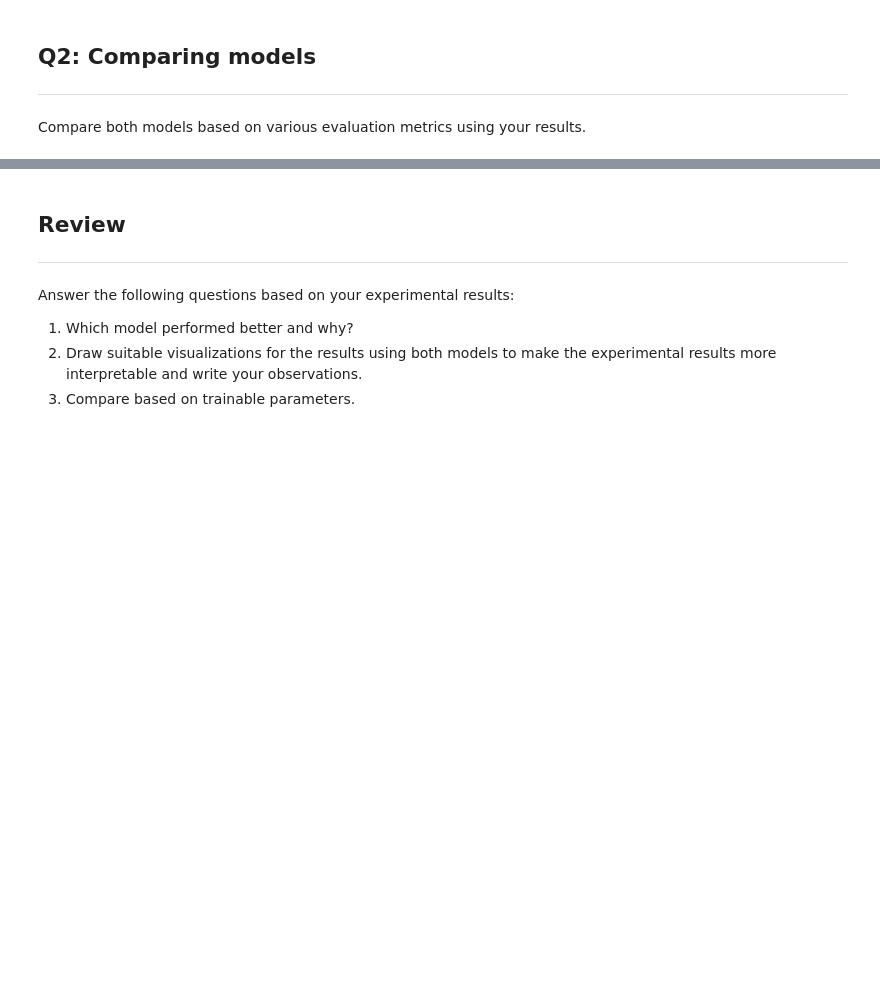
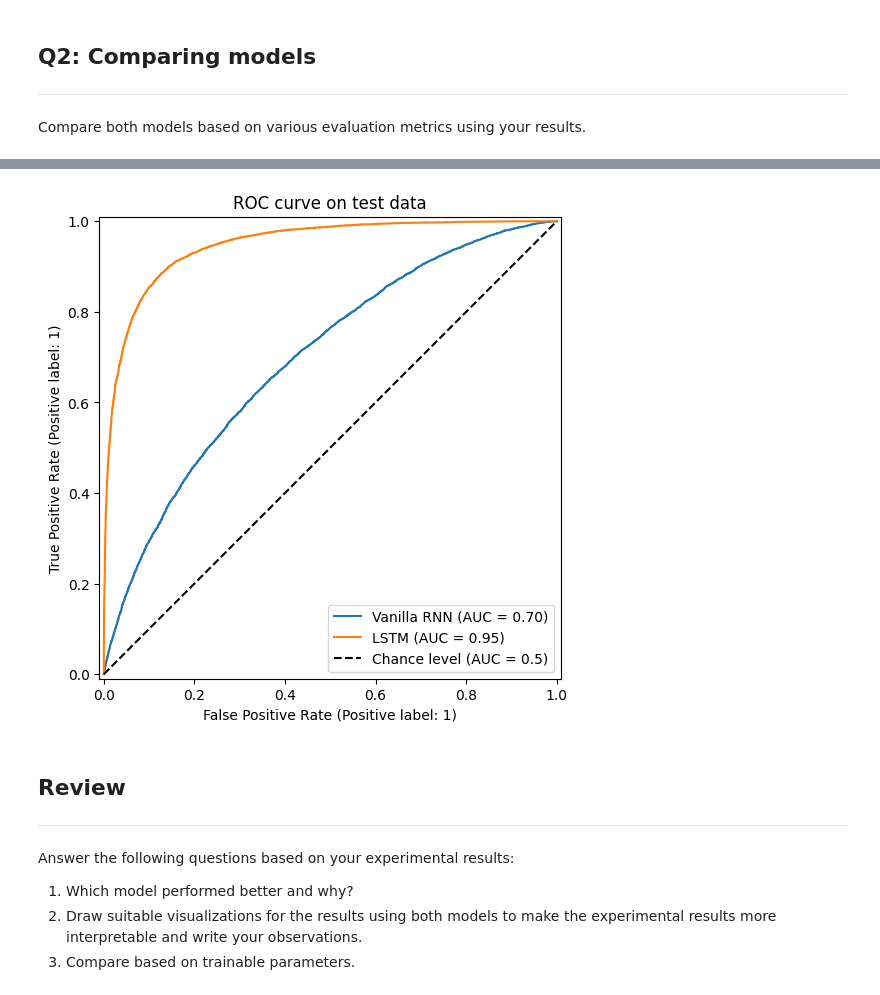
Before and after one commit to ikabrain/UCS772-CV-NLP-Lab, a Jupyter notebook: NLP_assign5/NLP_assign5.ipynb, the cells around one changed output, grey strips where cells are left out. Drawn from its saved outputs; the diff is of its cells as text; code cells hidden in the pictures; blank space fills up the shorter version.

```diff
--- a/NLP_assign5/NLP_assign5.ipynb
+++ b/NLP_assign5/NLP_assign5.ipynb
@@ -834,3 +905,12 @@ Compare both models based on various evaluation metrics using your results.
+# %%
+# Plot of how both models performed on the test data
+fig, ax = plt.subplots(figsize=(6, 6))
+RocCurveDisplay.from_predictions(y_test, rnn_prob, name="Vanilla RNN", ax=ax) # Legend label includes AUC
+RocCurveDisplay.from_predictions(y_test, lstm_prob, name="LSTM", ax=ax, plot_chance_level=True) # Diagonal = random guessing
+ax.set_title("ROC curve on test data")
+plt.show()
+# %% [output]
+[figure, added]
 # %% [markdown]
 ## Review
 ---
```
Also changed, not shown: parts of 18 cells of this notebook.
